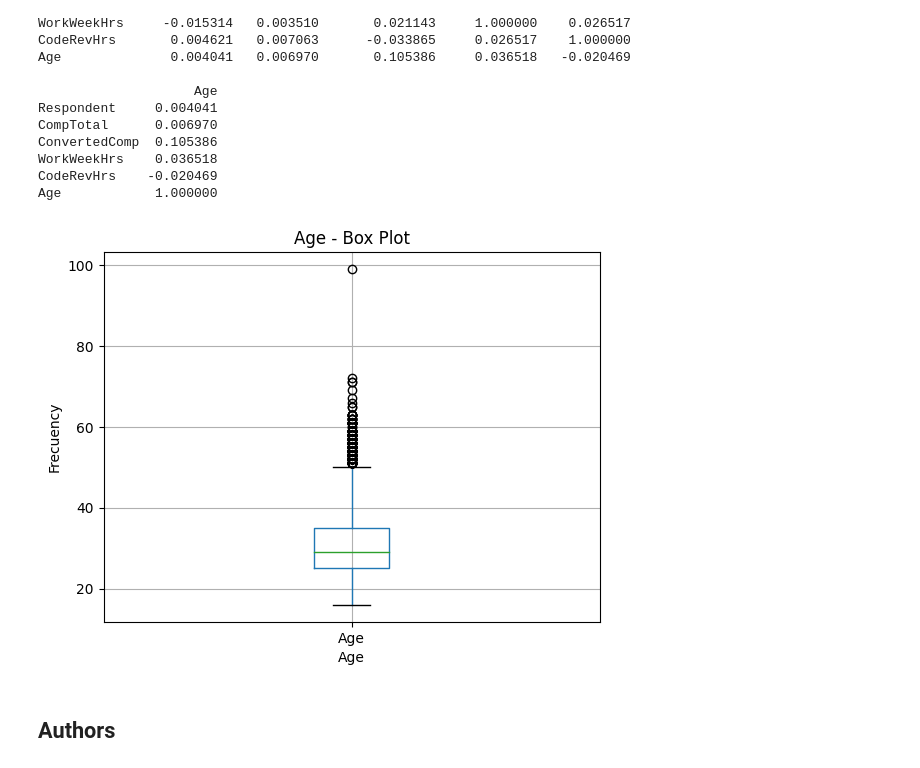
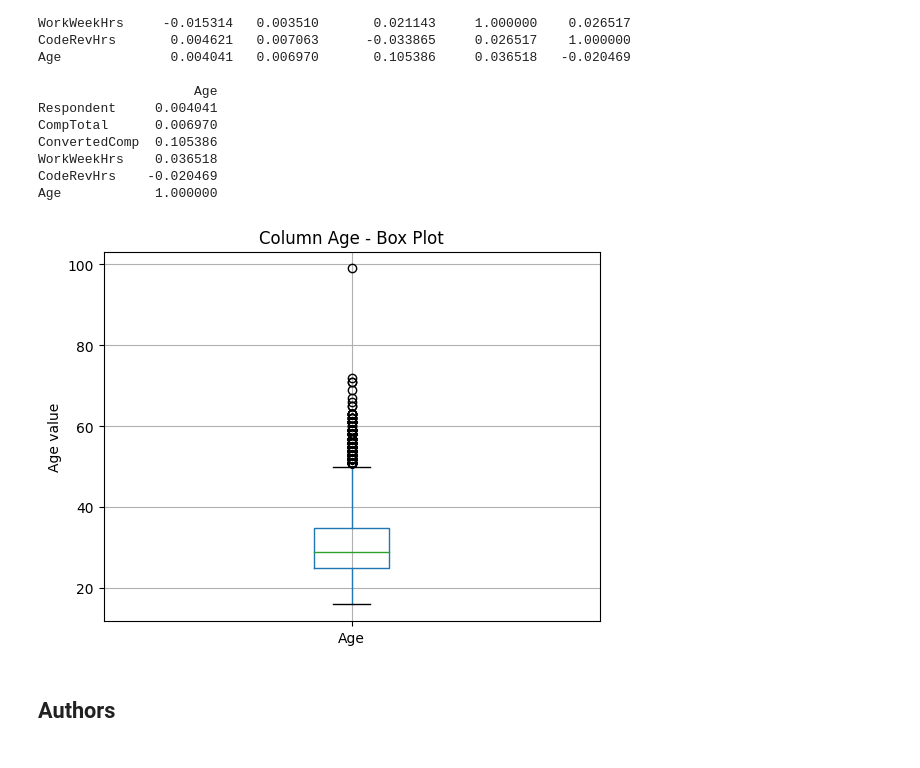
Before and after one commit to jcostra/MySubmission, a Jupyter notebook: M3ExploratoryDataAnalysis-lab.ipynb, the cells around one changed output. Saved outputs shown, nothing was run; the diff lists cells and outputs as text; code cells hidden in the pictures.

```diff
--- a/M3ExploratoryDataAnalysis-lab.ipynb
+++ b/M3ExploratoryDataAnalysis-lab.ipynb
@@ -264,12 +252,11 @@ CodeRevHrs    -0.020469
 Age            1.000000
 # %%
 df.boxplot(column='Age')
-plt.title('Age - Box Plot')
-plt.xlabel('Age')
-plt.ylabel('Frecuency')
+plt.title('Column Age - Box Plot')
+plt.ylabel('Age value')
 plt.show()
 # %% [output]
-[figure, old version]
+[figure, new version]
 # %% [markdown]
 ## Authors
 # %% [markdown]
```
Also changed, not shown: parts of 1 cell of this notebook.
